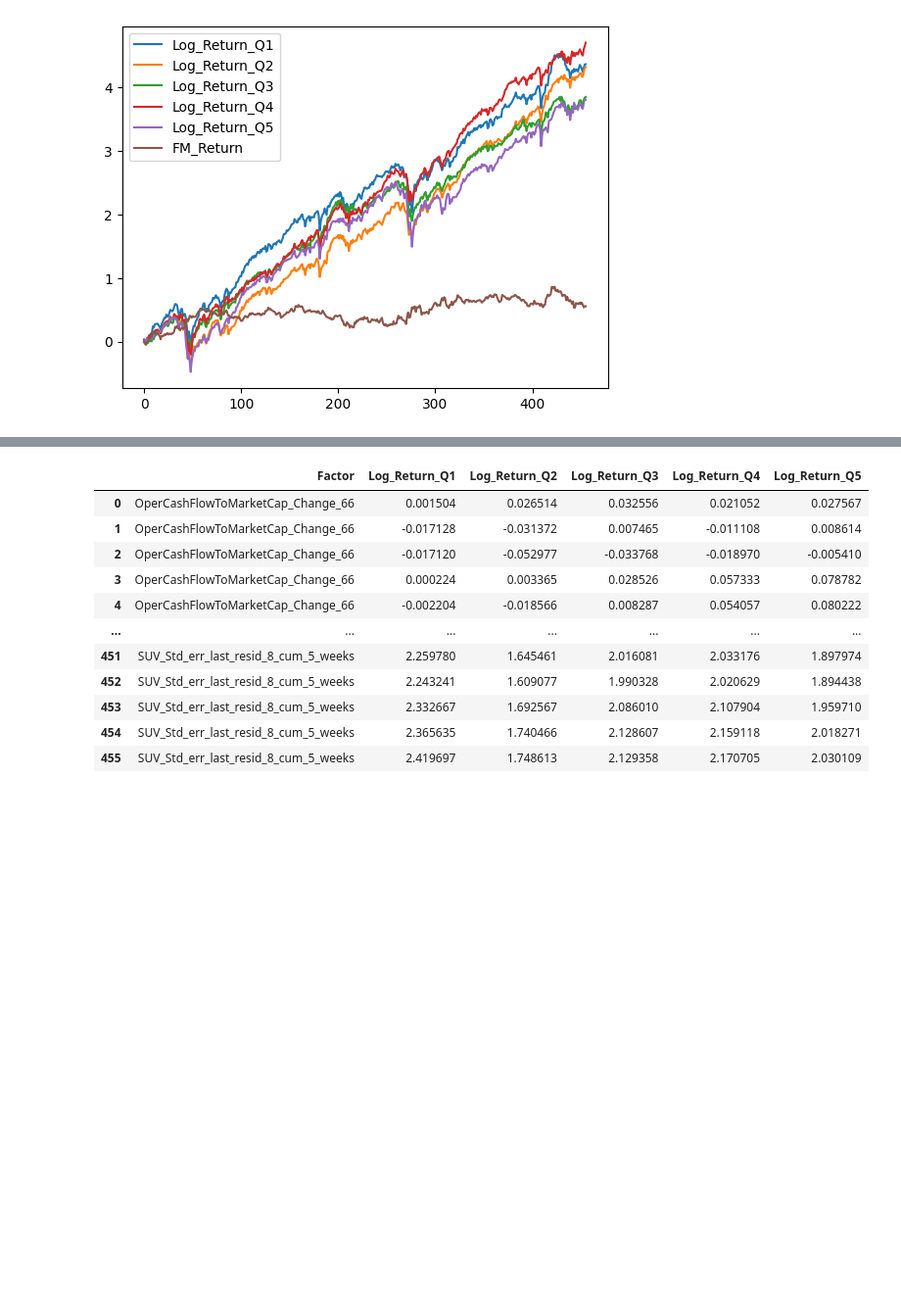
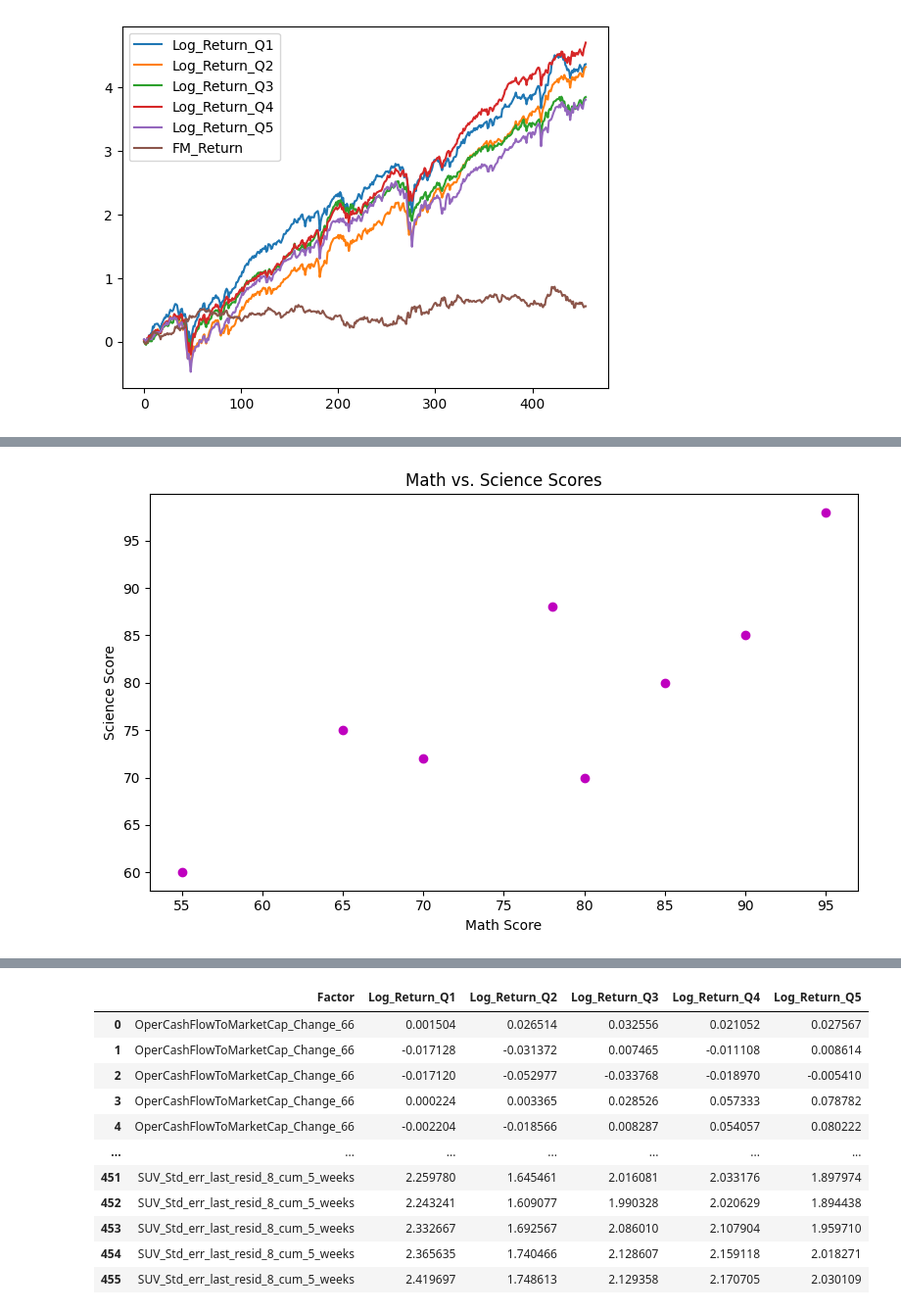
Before and after one commit to michaldufek/EBC-PYT, a Jupyter notebook: lecture_10/test.ipynb, the cells around one changed output, grey strips where cells are left out. Shown at 98% size. Cells and saved outputs as stored; diff of their text form; code cells hidden in the pictures; blank space fills up the shorter version.

```diff
--- a/lecture_10/test.ipynb
+++ b/lecture_10/test.ipynb
@@ -358,0 +407,21 @@ df_csv.iloc[:, 6:].cumsum().plot()
+# %%
+# Creating a DataFrame for student scores
+data = {
+    "Math_Score": [78, 85, 90, 65, 80, 55, 95, 70],
+    "Science_Score": [88, 80, 85, 75, 70, 60, 98, 72]
+}
+
+df = pd.DataFrame(data)
+
+# Creating a scatter plot to show the relationship between Math and Science scores
+plt.figure(figsize=(8, 5))
+plt.scatter(df["Math_Score"], df["Science_Score"], color="m")
+
+plt.title("Math vs. Science Scores")
+plt.xlabel("Math Score")
+plt.ylabel("Science Score")
+plt.tight_layout()
+
+plt.show()
+# %% [output]
+[figure, added]
```
Also changed, not shown: parts of 4 cells of this notebook.
